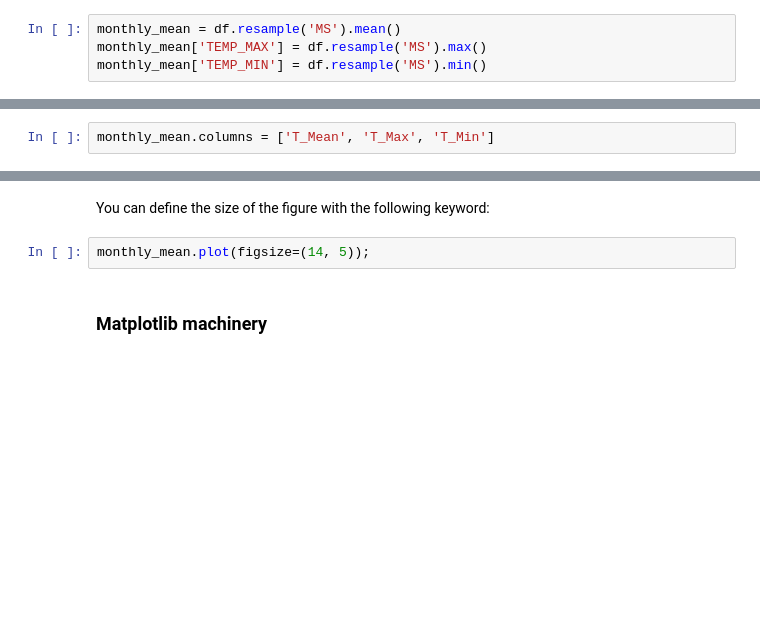
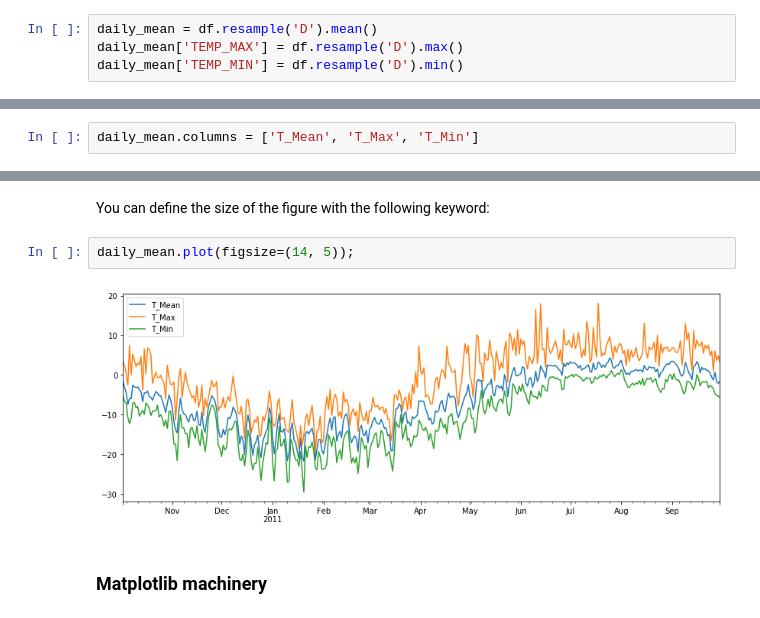
Before and after one commit to fmaussion/teaching, a Jupyter notebook: ss_2017/02_Lesson_AvailableTools.ipynb, the cells around one changed output, grey strips where cells are left out. Saved outputs shown, nothing was run; the diff lists cells and outputs as text; blank space fills up the shorter version.

Commit message:
update lesson with daily means instead of month

```diff
--- a/ss_2017/02_Lesson_AvailableTools.ipynb
+++ b/ss_2017/02_Lesson_AvailableTools.ipynb
@@ -212,9 +340,9 @@ monthly_mean_groups = df.groupby(df.index.month).mean()
 # %% [markdown]
 Let's start by creating a useful dataframe first:
 # %%
-monthly_mean = df.resample('MS').mean()
-monthly_mean['TEMP_MAX'] = df.resample('MS').max()
-monthly_mean['TEMP_MIN'] = df.resample('MS').min()
+daily_mean = df.resample('D').mean()
+daily_mean['TEMP_MAX'] = df.resample('D').max()
+daily_mean['TEMP_MIN'] = df.resample('D').min()
 # %% [markdown]
 I can list all the available columns easily, since `columns` is a dataframe attribute:
 # %%
@@ -222,7 +352,7 @@ monthly_mean.columns
 # %% [markdown]
 One of the possible ways to rename columns of a dataframe is simply to reassign this attribute:
 # %%
-monthly_mean.columns = ['T_Mean', 'T_Max', 'T_Min']
+daily_mean.columns = ['T_Mean', 'T_Max', 'T_Min']
 # %% [markdown]
 ## More about plotting
 # %% [markdown]
@@ -234,7 +364,9 @@ We have now seen that making a plot from a dataframe is a very easy task. Here w
 # %% [markdown]
 You can define the size of the figure with the following keyword:
 # %%
-monthly_mean.plot(figsize=(14, 5));
+daily_mean.plot(figsize=(14, 5));
+# %% [output]
+[figure, added]
 # %% [markdown]
 ### Matplotlib machinery
 # %% [markdown]
```
Also changed, not shown: parts of 29 cells of this notebook.
